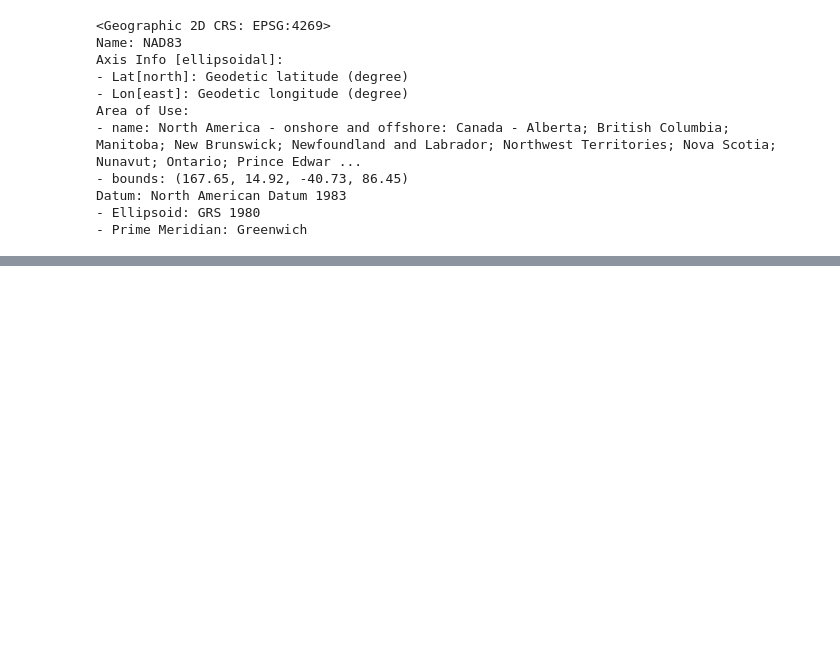
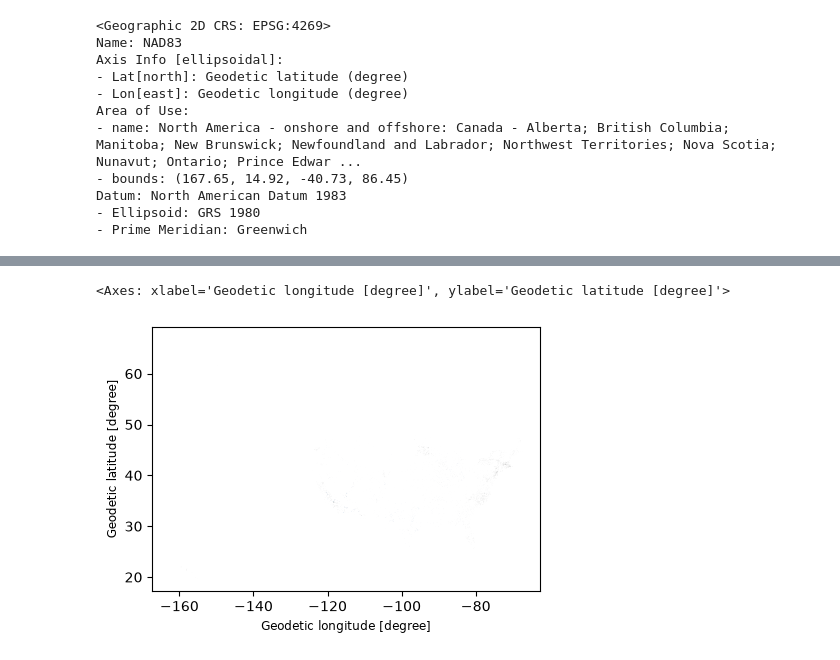
Before and after one commit to oliviapozytko/geog592-opozytko, a Jupyter notebook: homework/week07/homework07.ipynb, the cells around one changed output, grey strips where cells are left out. Saved outputs shown, nothing was run; the diff lists cells and outputs as text; code cells hidden in the pictures; blank space fills up the shorter version.

```diff
--- a/homework/week07/homework07.ipynb
+++ b/homework/week07/homework07.ipynb
@@ -36,5 +85,7 @@ Area of Use:
 Datum: North American Datum 1983
 - Ellipsoid: GRS 1980
 - Prime Meridian: Greenwich
+# %%
+SolarPV = SolarPV.to_crs(States.crs) #change crs to match
 # %%
 SolarPV.crs
@@ -126,0 +122,5 @@ Solar_count = Solar_count.reset_index(name="solar_pv_count") #make the column na
+# %%
+SolarPV.plot(figsize=(5, 5))
+# %% [output]
+<Axes: xlabel='Geodetic longitude [degree]', ylabel='Geodetic latitude [degree]'>
+[figure, added]
```
Also changed, not shown: parts of 48 cells of this notebook, 3 other files.
